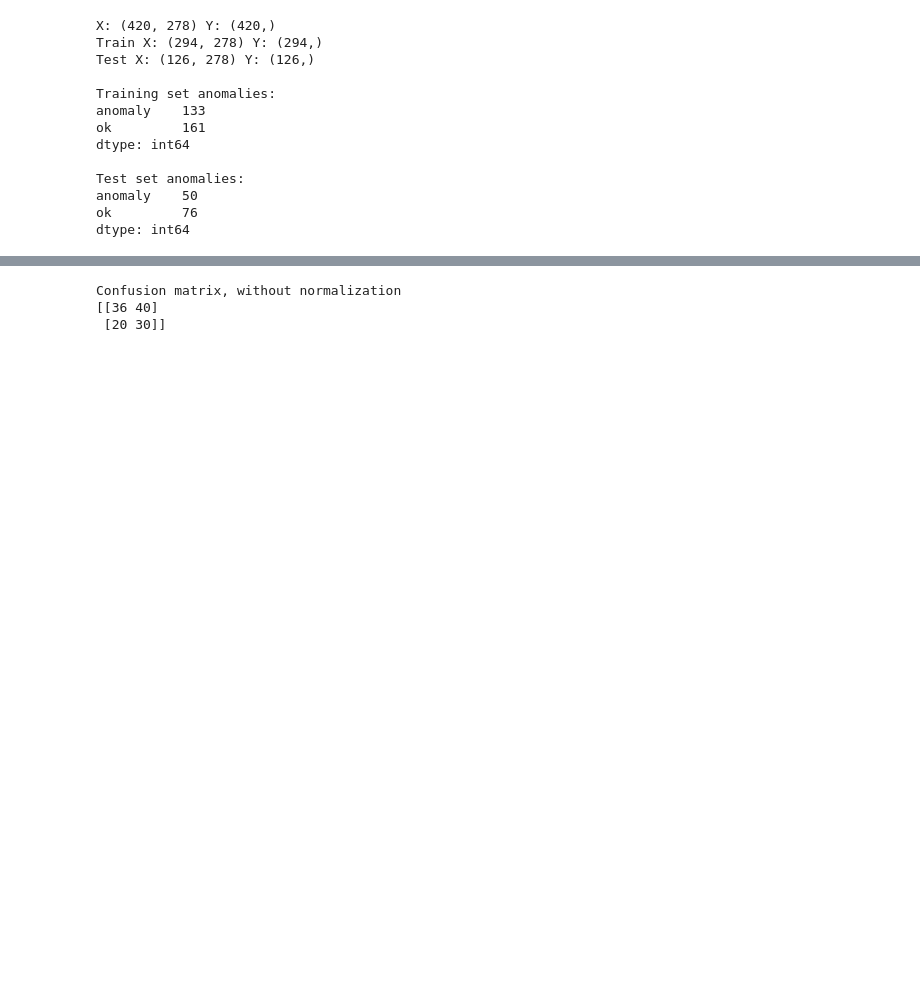
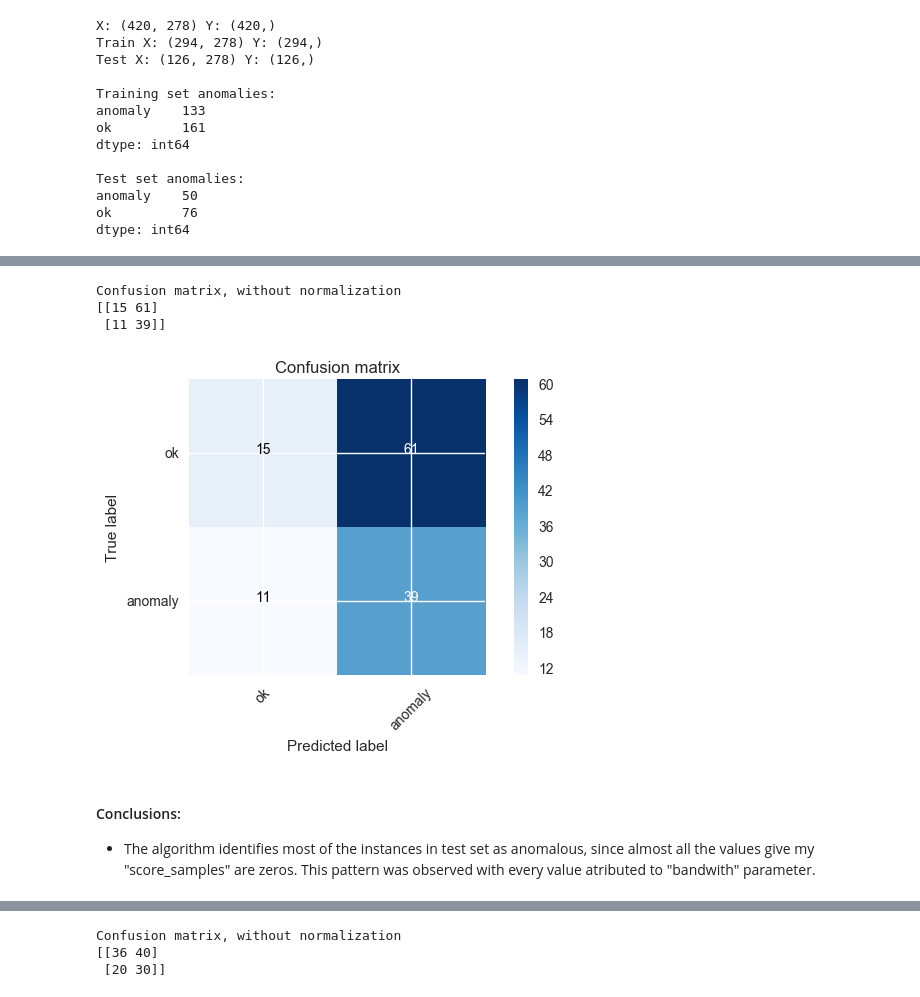
Before and after one commit to msandim/tum-anomaly-detection-challenges, a Jupyter notebook: Homework 1/HW1 - Miguel Sandim.ipynb, the cells around one changed output, grey strips where cells are left out. Drawn from its saved outputs; the diff is of its cells as text; code cells hidden in the pictures; blank space fills up the shorter version.

Commit message:
tpc almost done, só falta as medições do tempo

```diff
--- a/Homework 1/HW1 - Miguel Sandim.ipynb
+++ b/Homework 1/HW1 - Miguel Sandim.ipynb
@@ -283,0 +183,4 @@ Probs: [  0.000000000000000000000000e+00   0.000000000000000000000000e+00
+# %%
+np.set_printoptions(precision=24)
+print("Probs: %s" % probs)
+y_pred = np.array(["anomaly" if y == 0.0 else "ok" for y in probs])
@@ -283,0 +215,11 @@ Probs: [  0.000000000000000000000000e+00   0.000000000000000000000000e+00
+# %%
+from sklearn.metrics import confusion_matrix
+plot_confusion_matrix(confusion_matrix(y_test, y_pred, labels = ["ok", "anomaly"]), classes = ["ok", "anomaly"])
+# %% [output]
+Confusion matrix, without normalization
+[[15 61]
+ [11 39]]
+[figure, added]
+# %% [markdown]
+#### Conclusions:
+- The algorithm identifies most of the instances in test set as anomalous, since almost all the values give my "score_samples" are zeros. This pattern was observed with every value atributed to "bandwith" parameter.
```
Also changed, not shown: parts of 20 cells of this notebook.
